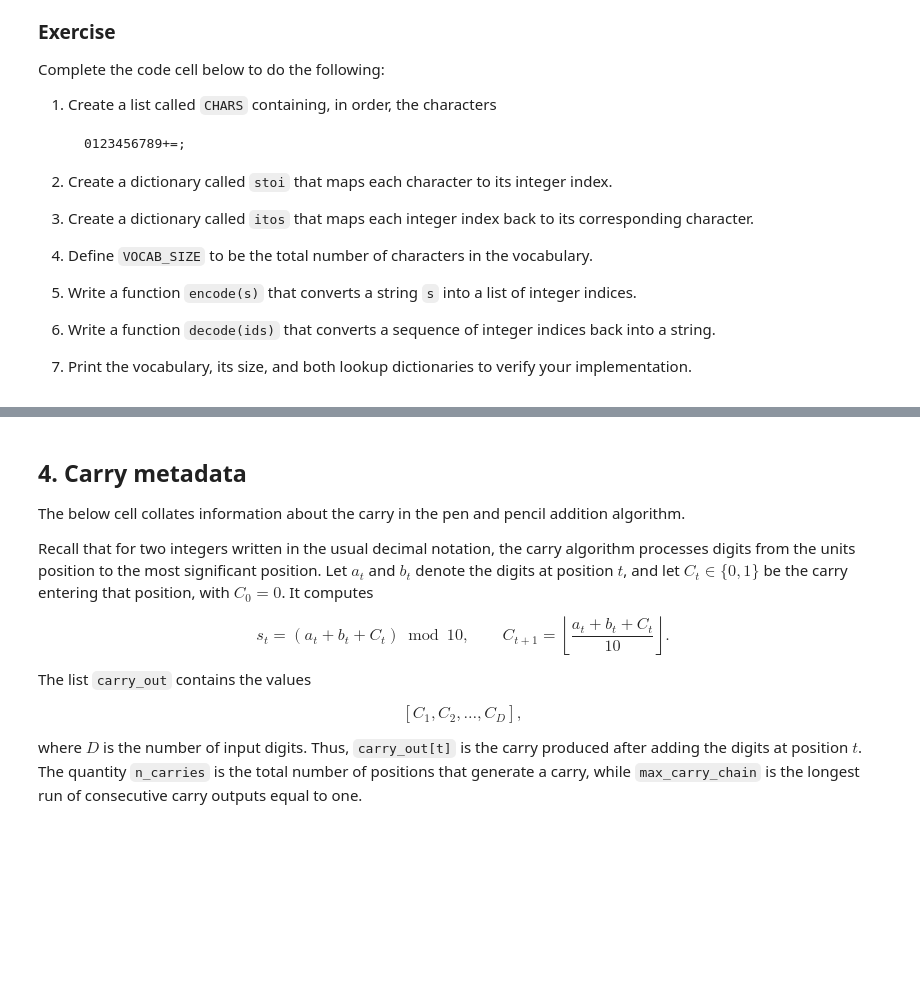
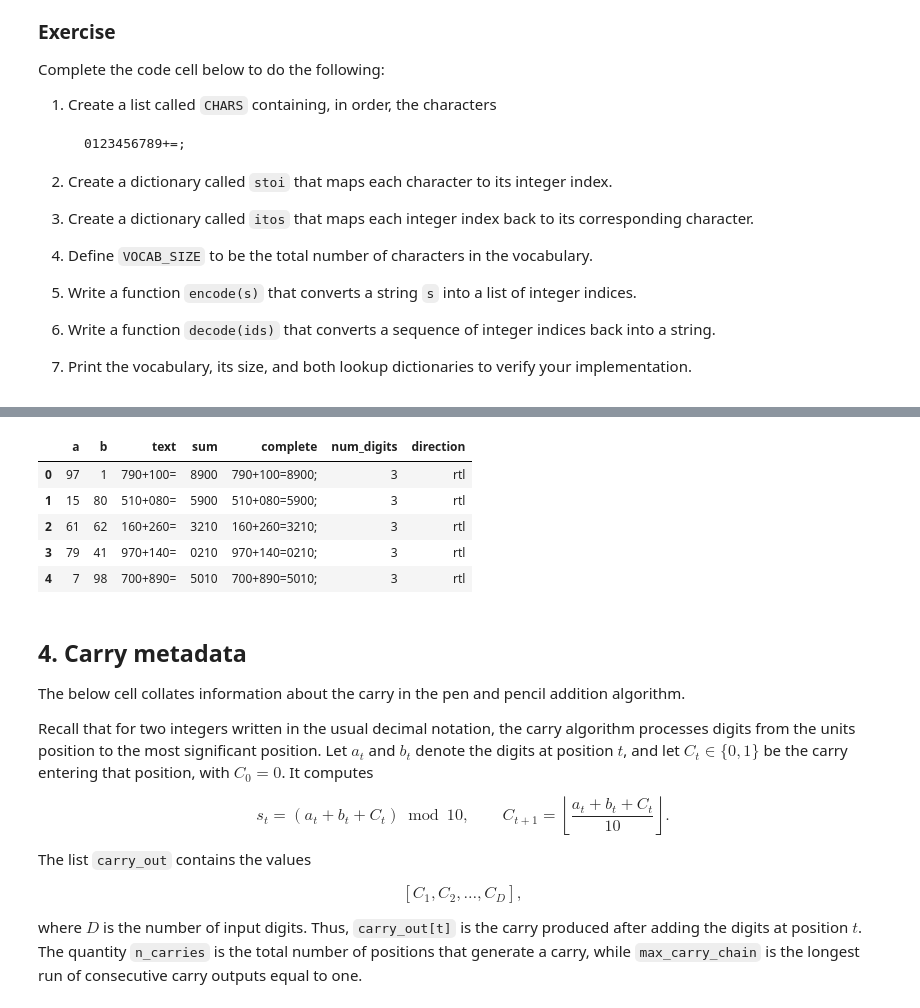
Before and after one commit to 9yifanchen9/MATH3881-5881, a Jupyter notebook: assignment/Assignment_MATH38815881.ipynb, the cells around one changed output, grey strips where cells are left out. Drawn from its saved outputs; the diff is of its cells as text; code cells hidden in the pictures; blank space fills up the shorter version.

```diff
--- a/assignment/Assignment_MATH38815881.ipynb
+++ b/assignment/Assignment_MATH38815881.ipynb
@@ -208,3 +274,12 @@ Finally, generate and print five examples of adding two three-digit numbers for
+# %%
+generate_examples(5, direction="rtl")
+# %% [output]
+|  | a | b | text | sum | complete | num_digits | direction |
+| 0 | 97 | 1 | 790+100= | 8900 | 790+100=8900; | 3 | rtl |
+| 1 | 15 | 80 | 510+080= | 5900 | 510+080=5900; | 3 | rtl |
+| 2 | 61 | 62 | 160+260= | 3210 | 160+260=3210; | 3 | rtl |
+| 3 | 79 | 41 | 970+140= | 0210 | 970+140=0210; | 3 | rtl |
+| 4 | 7 | 98 | 700+890= | 5010 | 700+890=5010; | 3 | rtl |
 # %% [markdown]
 ## 4. Carry metadata
 
```
Also changed, not shown: parts of 6 cells of this notebook, 4 other files.
